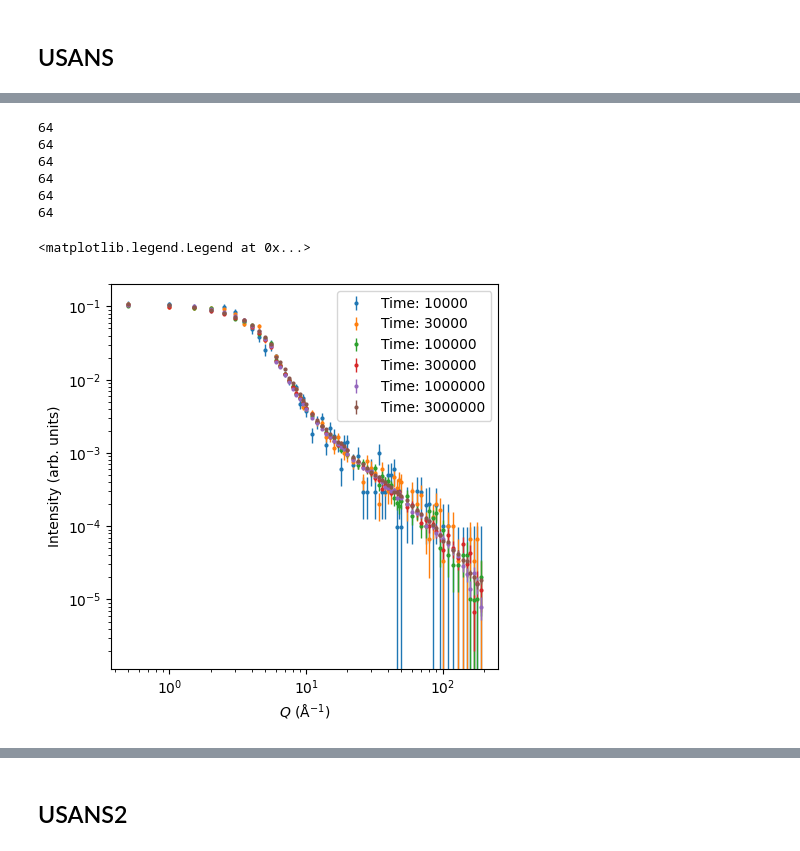
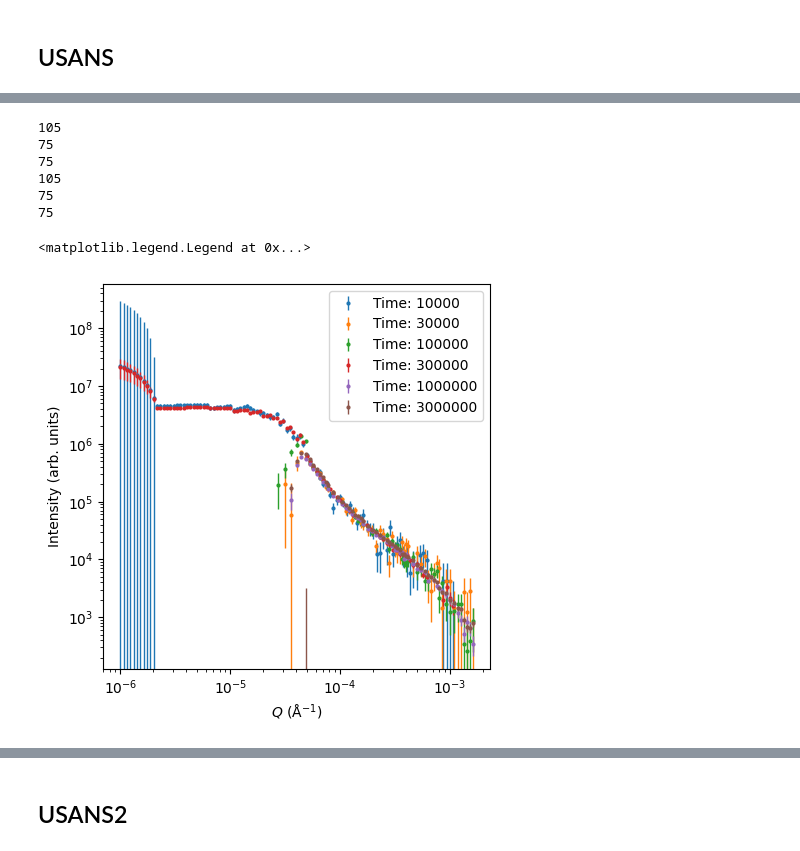
Before and after one commit to ch-tung/MLSR, a Jupyter notebook: binning/test_universality.ipynb, the cells around one changed output, grey strips where cells are left out. Cells and saved outputs as stored; diff of their text form; code cells hidden in the pictures.

```diff
--- a/binning/test_universality.ipynb
+++ b/binning/test_universality.ipynb
@@ -1506,7 +1506,7 @@ import re
 file_path = "../data/USANS/32871/"
 sample_files = [f for f in os.listdir(file_path) if 'sample' in f.lower()]
 labels = ["unscaled", "lb", "lbs"]
-filtered_files = [f for f in sample_files if labels[0] in f]
+filtered_files = [f for f in sample_files if labels[1] in f]
 # Prepare lists to store extracted info
 measure_times = []
 samples = []
@@ -1618,11 +1618,11 @@ ax.legend()
-64
-64
-64
-64
-64
-64
+105
+75
+75
+105
+75
+75
 <matplotlib.legend.Legend at 0x...>
-[figure, old version]
+[figure, new version]
 # %%
 # Select a collimation to analyze
 fixed_collimation = '-'  # manually selected
```
Also changed, not shown: parts of 4 cells of this notebook, 1 other file.
